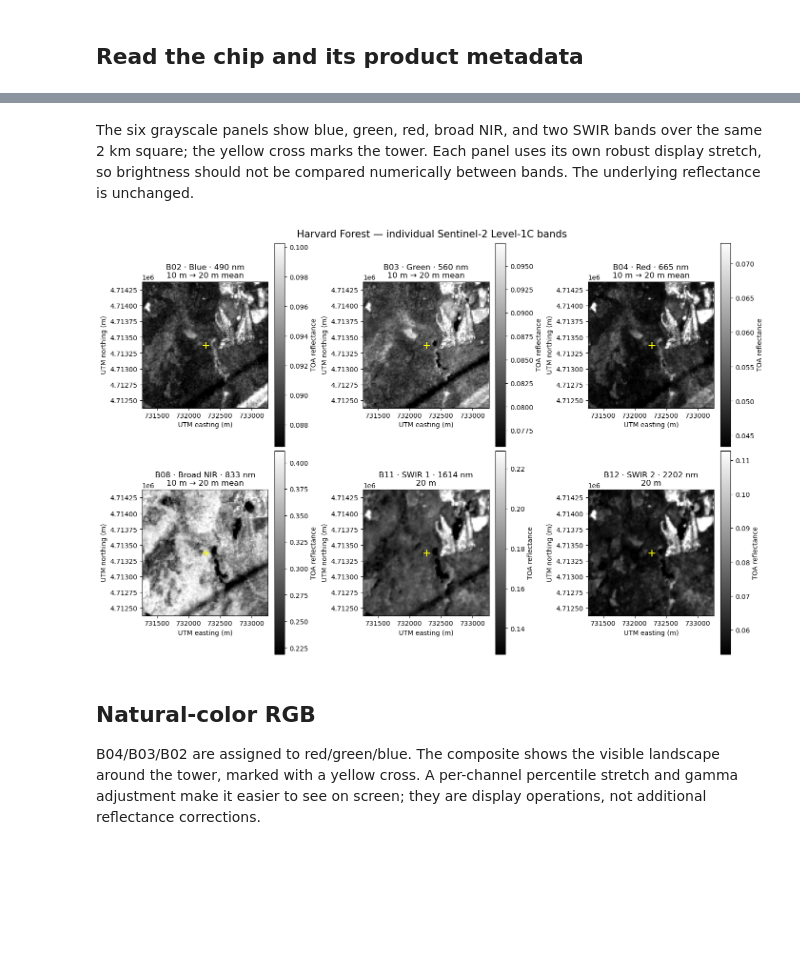
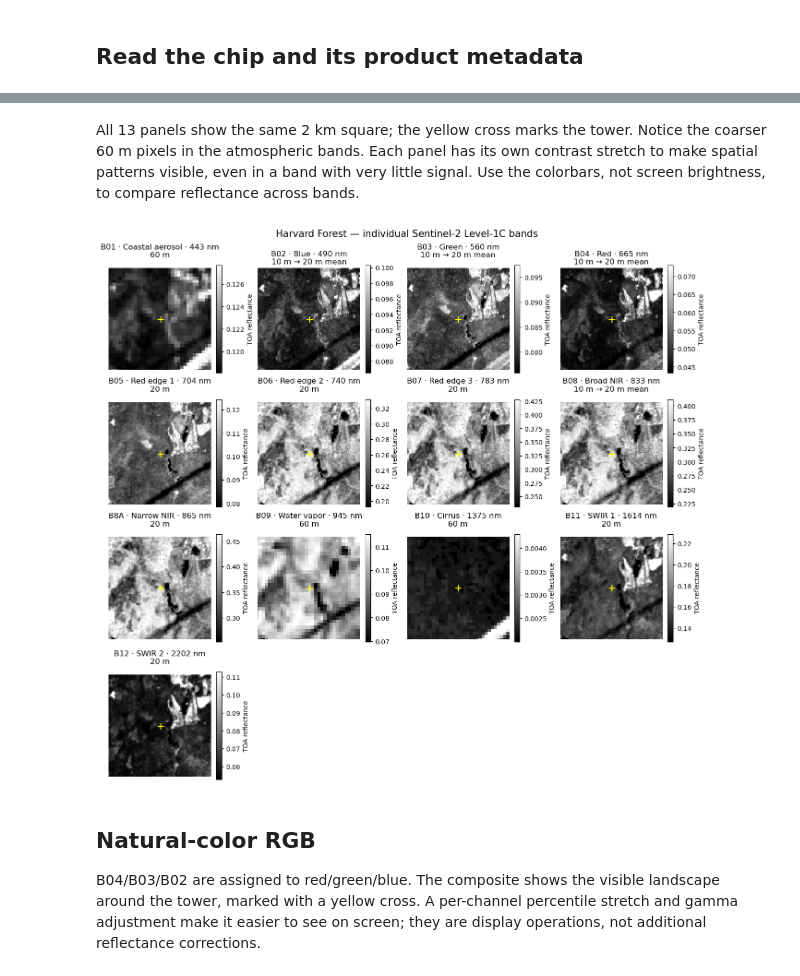
Before and after one commit to jfemiani/cse620b-public, a Jupyter notebook: Lessons/11-Remote-Sensing-in-Forestry-and-Vegetation/demo-sentinel-2-l1c.ipynb, the cells around one changed output, grey strips where cells are left out. Cells and saved outputs as stored; diff of their text form; code cells hidden in the pictures; blank space fills up the shorter version.

```diff
--- a/Lessons/11-Remote-Sensing-in-Forestry-and-Vegetation/demo-sentinel-2-l1c.ipynb
+++ b/Lessons/11-Remote-Sensing-in-Forestry-and-Vegetation/demo-sentinel-2-l1c.ipynb
@@ -81,12 +87,20 @@ import matplotlib.pyplot as plt
 import numpy as np
 import rasterio
 from rasterio.warp import transform
+from skimage.segmentation import find_boundaries
 
 bands = {
+    "B01": {"name": "Coastal aerosol", "id": "0", "wavelength_nm": 443, "resolution": "60 m"},
     "B02": {"name": "Blue", "id": "1", "wavelength_nm": 490, "resolution": "10 m → 20 m mean"},
     "B03": {"name": "Green", "id": "2", "wavelength_nm": 560, "resolution": "10 m → 20 m mean"},
     "B04": {"name": "Red", "id": "3", "wavelength_nm": 665, "resolution": "10 m → 20 m mean"},
+    "B05": {"name": "Red edge 1", "id": "4", "wavelength_nm": 704, "resolution": "20 m"},
+    "B06": {"name": "Red edge 2", "id": "5", "wavelength_nm": 740, "resolution": "20 m"},
+    "B07": {"name": "Red edge 3", "id": "6", "wavelength_nm": 783, "resolution": "20 m"},
     "B08": {"name": "Broad NIR", "id": "7", "wavelength_nm": 833, "resolution": "10 m → 20 m mean"},
+    "B8A": {"name": "Narrow NIR", "id": "8", "wavelength_nm": 865, "resolution": "20 m"},
+    "B09": {"name": "Water vapor", "id": "9", "wavelength_nm": 945, "resolution": "60 m"},
+    "B10": {"name": "Cirrus", "id": "10", "wavelength_nm": 1375, "resolution": "60 m"},
     "B11": {"name": "SWIR 1", "id": "11", "wavelength_nm": 1614, "resolution": "20 m"},
     "B12": {"name": "SWIR 2", "id": "12", "wavelength_nm": 2202, "resolution": "20 m"},
 }
@@ -133,11 +150,15 @@ for element in product_metadata.iter():
 with rasterio.open(chip_path) as chip:
     dn = {
         band: chip.read(index).astype(np.float32)
-        for index, band in enumerate(band_order, start=1)
+        for index, band in enumerate(("B02", "B03", "B04", "B08", "B11", "B12"), start=1)
     }
-    chip_width, chip_height = chip.width, chip.height
     bounds = chip.bounds
     chip_crs = chip.crs
+band_bounds = dict.fromkeys(dn, bounds)
+for band in bands.keys() - dn.keys():
+    with rasterio.open(data_dir / f"{band}.tif") as chip:
+        dn[band] = chip.read(1).astype(np.float32)
+        band_bounds[band] = chip.bounds
 
 no_data = special_values["NODATA"]
 saturated = special_values["SATURATED"]
@@ -151,7 +172,9 @@ toa = {
 }
 
 print(f"Product: {product_id}")
-print(f"Chip: {chip_width} × {chip_height} pixels at 20 m; {chip_crs}")
+print(f"{len(toa)} bands; {chip_crs}")
+for band, image in toa.items():
+    print(f"{band}: {image.shape[0]} rows × {image.shape[1]} columns")
 print(f"Metadata: quantification={quantification}, offsets={sorted(set(add_offsets.values()))}")
 print(f"Special values: {special_values}")
 # %% [output]
@@ -160,40 +196,44 @@ Chip: 100 × 100 pixels at 20 m; EPSG:32618
 Metadata: quantification=10000, offsets=[-1000]
 Special values: {'NODATA': 0, 'SATURATED': 65535}
-# %% [markdown]
-The six grayscale panels show blue, green, red, broad NIR, and two SWIR
-bands over the same 2 km square; the yellow cross marks the tower. Each
-panel uses its own robust display stretch, so brightness should not be
-compared numerically between bands. The underlying reflectance is unchanged.
+# %% [markdown]
+All 13 panels show the same 2 km square; the yellow cross marks the tower.
+Notice the coarser 60 m pixels in the atmospheric bands. Each panel has its
+own contrast stretch to make spatial patterns visible, even in a band with
+very little signal. Use the colorbars, not screen brightness, to compare
+reflectance across bands.
 # %%
 extent = (bounds.left, bounds.right, bounds.bottom, bounds.top)
 tower_lon, tower_lat = -72.1715, 42.5378
 tower_x, tower_y = transform("EPSG:4326", chip_crs, [tower_lon], [tower_lat])
 tower_x, tower_y = tower_x[0], tower_y[0]
 
-fig, axes = plt.subplots(2, 3, figsize=(14, 9), constrained_layout=True)
+fig, axes = plt.subplots(4, 4, figsize=(13, 12), constrained_layout=True)
+for ax in axes.flat:
+    ax.set_axis_off()
 for ax, band in zip(axes.flat, band_order):
     image = toa[band]
     low, high = np.nanpercentile(image, (2, 98))
+    left, bottom, right, top = band_bounds[band]
     artist = ax.imshow(
         image,
-        extent=extent,
+        extent=(left, right, bottom, top),
         origin="upper",
         cmap="gray",
+        interpolation="nearest",
         vmin=low,
         vmax=high,
     )
     ax.scatter(tower_x, tower_y, marker="+", color="yellow", edgecolor="black", s=90)
     ax.set_title(
         f'{band} · {bands[band]["name"]} · {bands[band]["wavelength_nm"]} nm\n'
         f'{bands[band]["resolution"]}'
     )
-    ax.set_xlabel("UTM easting (m)")
-    ax.set_ylabel("UTM northing (m)")
+    ax.set(xlim=(bounds.left, bounds.right), ylim=(bounds.bottom, bounds.top))
     fig.colorbar(artist, ax=ax, label="TOA reflectance")
 fig.suptitle("Harvard Forest — individual Sentinel-2 Level-1C bands", fontsize=15)
 plt.show()
 # %% [output]
-[figure, old version]
+[figure, new version]
 # %% [markdown]
 ## Natural-color RGB
 
```
Also changed, not shown: parts of 10 cells of this notebook, 10 other files.
